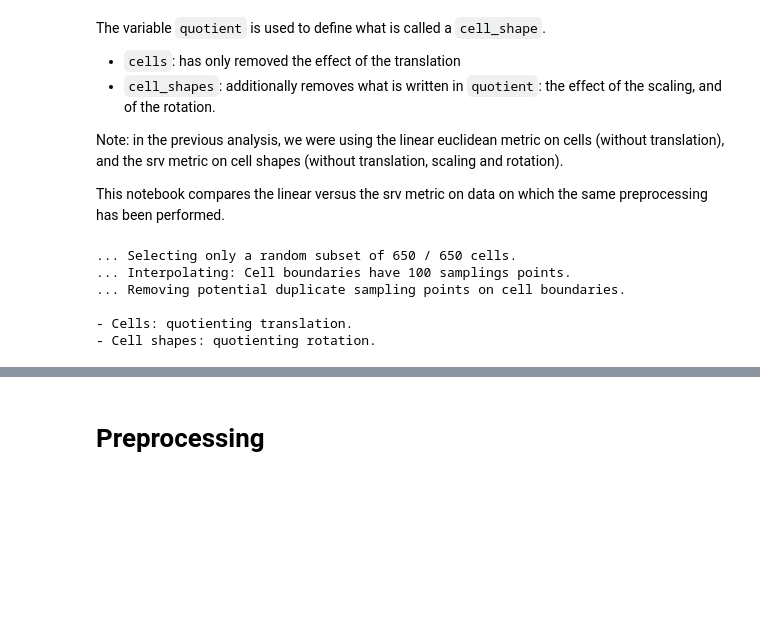
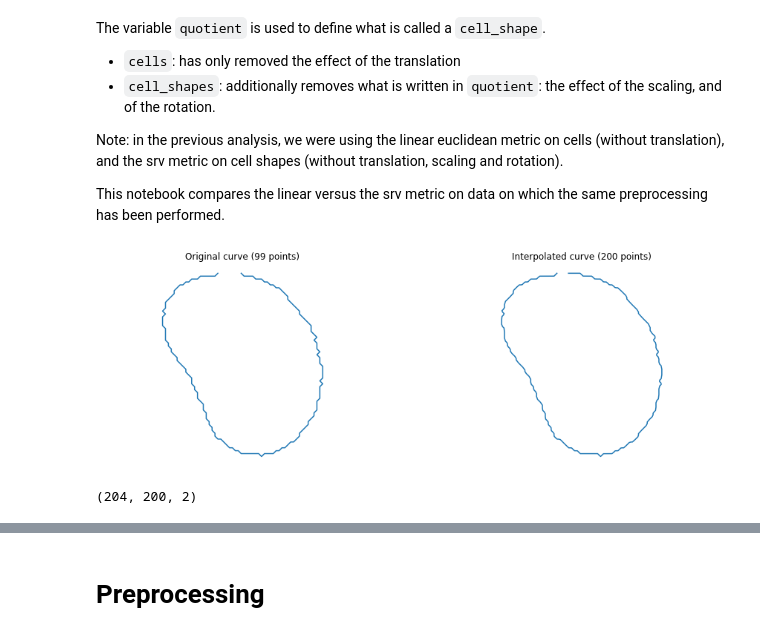
Before and after one commit to wxli0/dyn, a Jupyter notebook: dyn/notebooks/explore_quantitle.ipynb, the cells around one changed output, grey strips where cells are left out. Cells and saved outputs as stored; diff of their text form; code cells hidden in the pictures; blank space fills up the shorter version.

```diff
--- a/dyn/notebooks/explore_quantitle.ipynb
+++ b/dyn/notebooks/explore_quantitle.ipynb
@@ -114,20 +157,46 @@ The variable `quotient` is used to define what is called a `cell_shape`.
 Note: in the previous analysis, we were using the linear euclidean metric on cells (without translation), and the srv metric on cell shapes (without translation, scaling and rotation).
 
 This notebook compares the linear versus the srv metric on data on which the same preprocessing has been performed.
-# %%
-if dataset_name == "osteosarcoma":
-    cells, cell_shapes, labels_a, labels_b = experimental.load_treated_osteosarcoma_cells(
-        n_cells=n_cells, n_sampling_points=n_sampling_points, quotient=quotient
-    )
-
-else:
-    cells, cell_shapes, labels_a, labels_b = experimental.load_mutated_retinal_cells(
-        n_cells=n_cells, n_sampling_points=n_sampling_points, quotient=quotient
-    )
-# %% [output]
-... Selecting only a random subset of 650 / 650 cells.
-... Interpolating: Cell boundaries have 100 samplings points.
-... Removing potential duplicate sampling points on cell boundaries.
-
-- Cells: quotienting translation.
-- Cell shapes: quotienting rotation.
+# %%
+def interpolate(curve, nb_points):
+    """Interpolate a discrete curve with nb_points from a discrete curve.
+
+    Returns
+    -------
+    interpolation : discrete curve with nb_points points
+    """
+    old_length = curve.shape[0]
+    interpolation = gs.zeros((nb_points, 2))
+    incr = old_length / nb_points
+    pos = 0
+    for i in range(nb_points):
+        index = int(gs.floor(pos))
+        interpolation[i] = curve[index] + (pos - index) * (
+            curve[(index + 1) % old_length] - curve[index]
+        )
+        pos += incr
+    return interpolation
+
+
+k_sampling_points = 200
+# %%
+cell_rand = cells[gs.random.randint(len(cells))]
+cell_interpolation = interpolate(cell_rand, k_sampling_points)
+
+fig = plt.figure(figsize=(15, 5))
+
+fig.add_subplot(121)
+plt.plot(cell_rand[:, 0], cell_rand[:, 1])
+plt.axis("equal")
+plt.title(f"Original curve ({len(cell_rand)} points)")
+plt.axis("off")
+
+fig.add_subplot(122)
+plt.plot(cell_interpolation[:, 0], cell_interpolation[:, 1])
+plt.axis("equal")
+plt.title(f"Interpolated curve ({k_sampling_points} points)")
+plt.axis("off")
+
+plt.savefig("interpolation.svg")
+# %% [output]
+[figure, added]
@@ -133,0 +239,4 @@ else:
+# %%
+print(ds_interp["control"]["dunn"].shape)
+# %% [output]
+(204, 200, 2)
```
Also changed, not shown: parts of 23 cells of this notebook.
